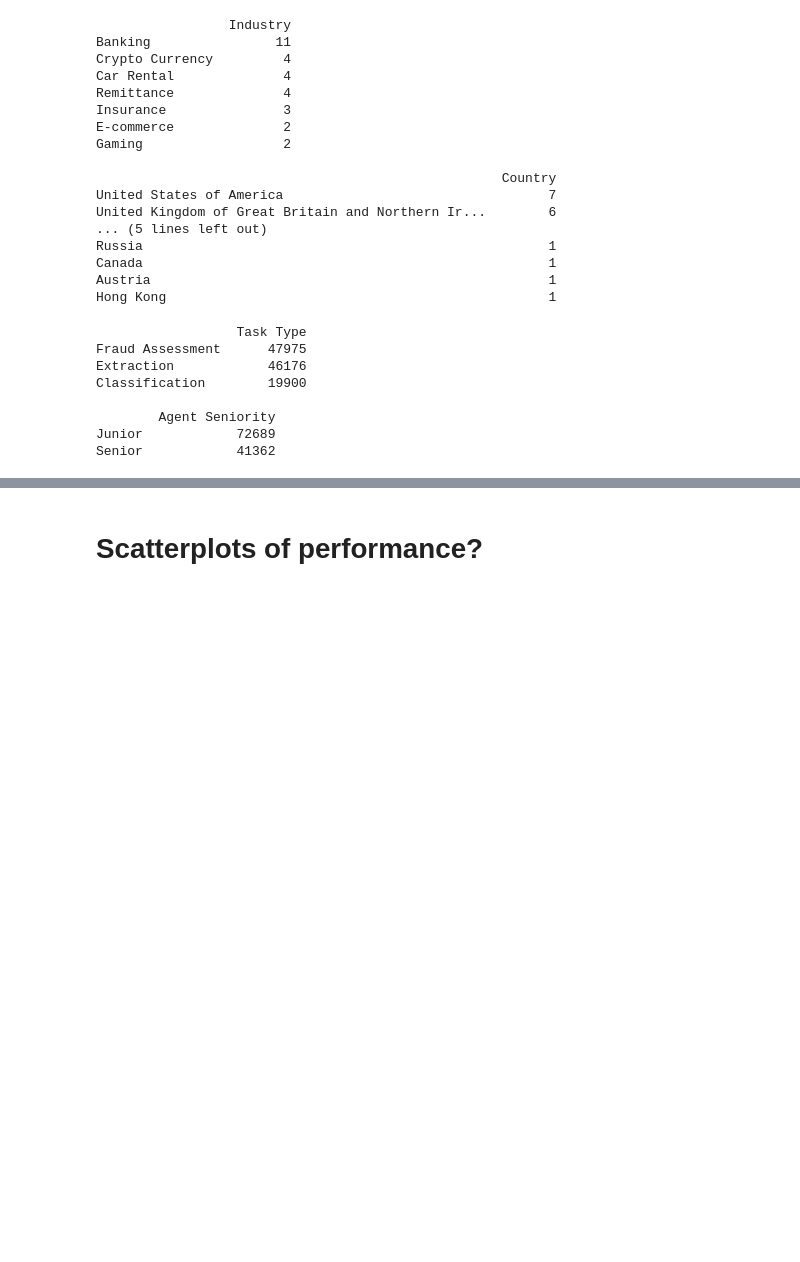
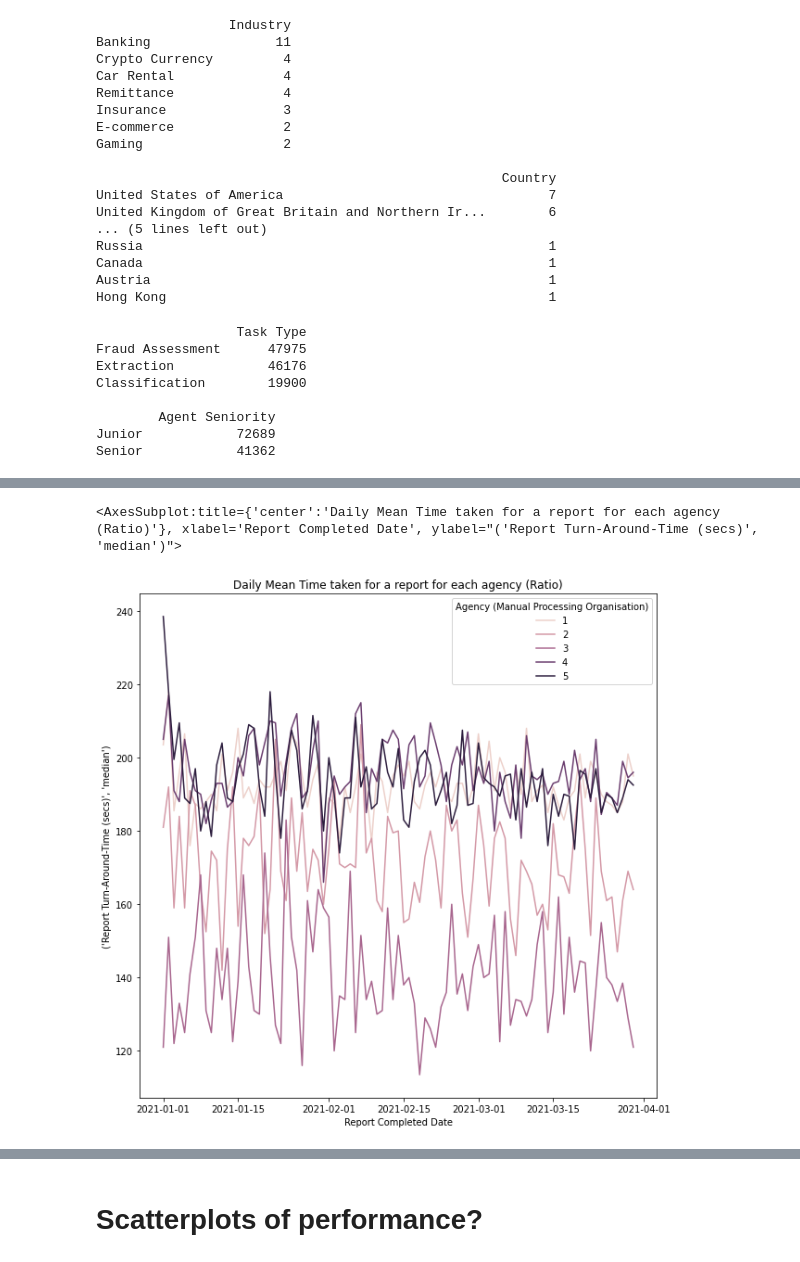
Before and after one commit to jccazes/onfido_assignment, a Jupyter notebook: onfido_assign/notebooks/performance_assessment.ipynb, the cells around one changed output, grey strips where cells are left out. Saved outputs shown, nothing was run; the diff lists cells and outputs as text; code cells hidden in the pictures; blank space fills up the shorter version.

```diff
--- a/onfido_assign/notebooks/performance_assessment.ipynb
+++ b/onfido_assign/notebooks/performance_assessment.ipynb
@@ -210,0 +204,3 @@ overall_perf = work_df.groupby(['Agency (Manual Processing Organisation)','Repor
+# %%
+overall_perf = work_df.groupby(['Agency (Manual Processing Organisation)','Report Completed Date'])\
+                      .agg({'Report Turn-Around-Time (secs)': ['mean','median','std']})
@@ -210,0 +215,10 @@ overall_perf = work_df.groupby(['Agency (Manual Processing Organisation)','Repor
+# %%
+fig, ax = plt.subplots(figsize = (10,10))
+
+ax.set_title('Daily Mean Time taken for a report for each agency (Ratio)')
+sns.lineplot(x = 'Report Completed Date', y = ('Report Turn-Around-Time (secs)','median'),
+                     data = overall_perf,
+                     hue = 'Agency (Manual Processing Organisation)', ax = ax)
+# %% [output]
+<AxesSubplot:title={'center':'Daily Mean Time taken for a report for each agency (Ratio)'}, xlabel='Report Completed Date', ylabel="('Report Turn-Around-Time (secs)', 'median')">
+[figure, added]
```
Also changed, not shown: parts of 47 cells of this notebook.
